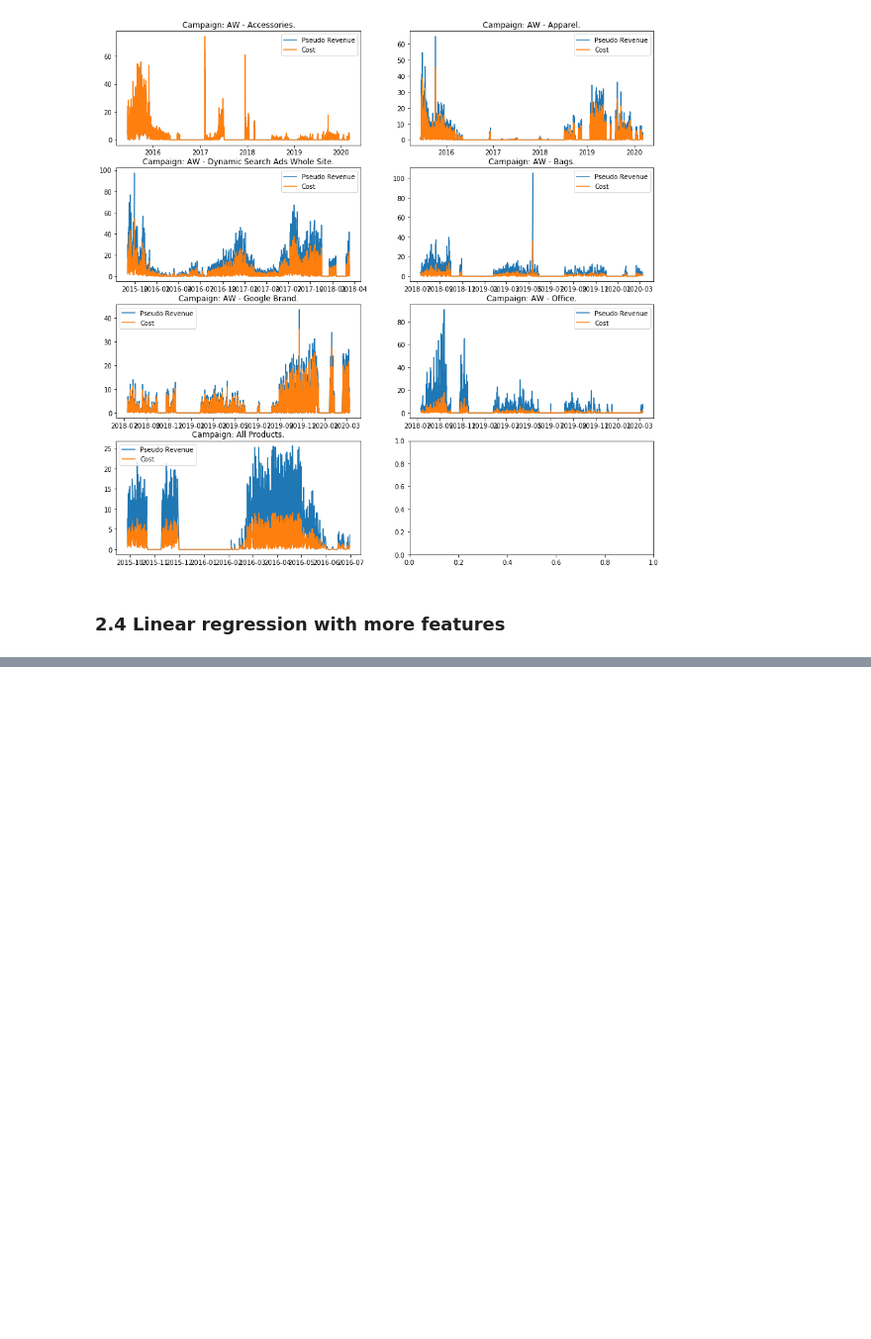
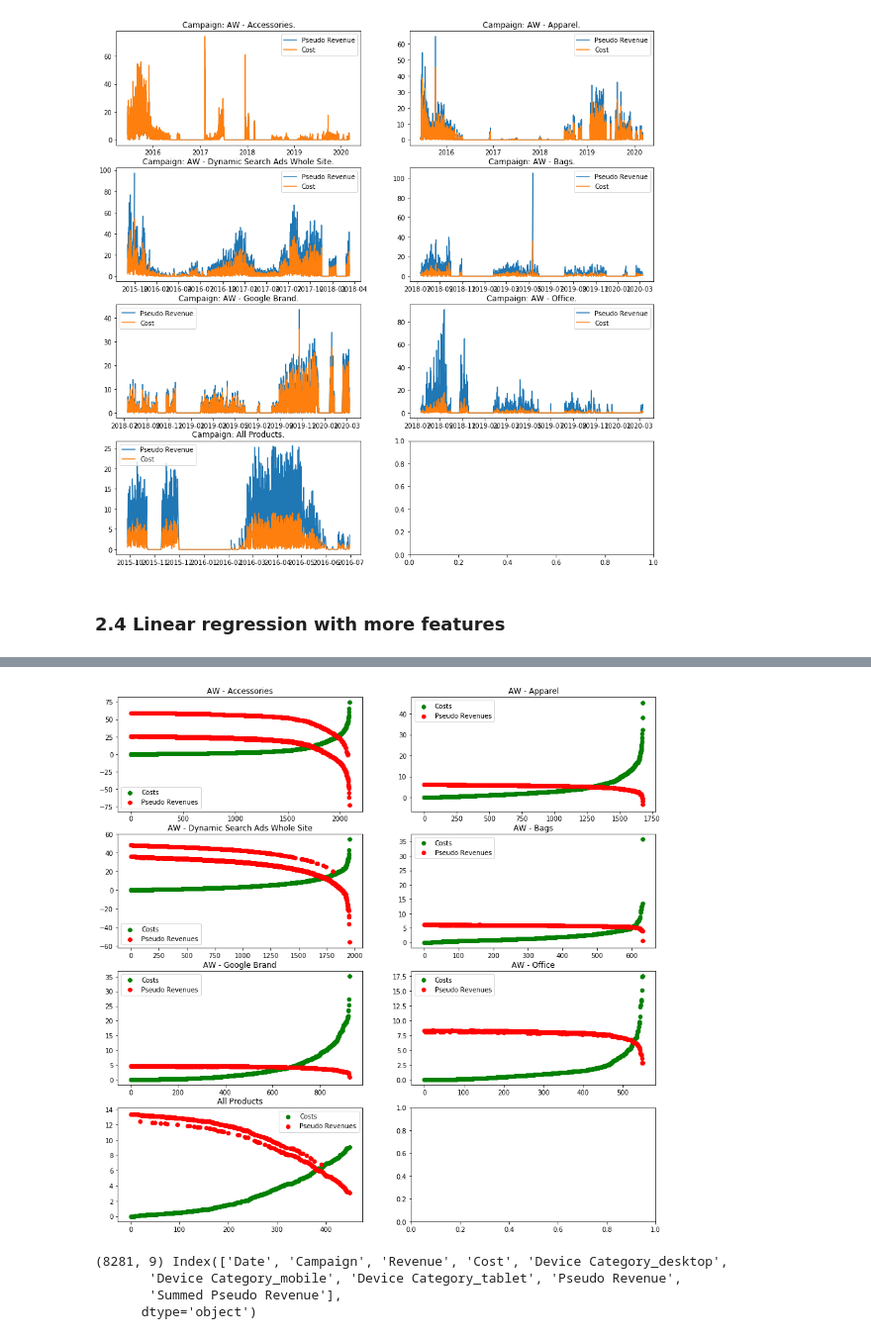
Before and after one commit to Morphl-AI/Ecommerce-Marketing-Spend-Optimization, a Jupyter notebook: Notebooks/3. Budget allocation - pseudo-revenue - first-revenue assumption - baseline statistical model .ipynb, the cells around one changed output, grey strips where cells are left out. Shown at 99% size. Drawn from its saved outputs; the diff is of its cells as text; code cells hidden in the pictures; blank space fills up the shorter version.

```diff
--- a/Notebooks/3. Budget allocation - pseudo-revenue - first-revenue assumption - baseline statistical model .ipynb
+++ b/Notebooks/3. Budget allocation - pseudo-revenue - first-revenue assumption - baseline statistical model .ipynb
@@ -666,0 +776,12 @@ plotFinalResults(LRFinalDf, LROverallError)
+# %%
+scatterRevenues(LRFinalDf)
+# %% [output]
+[figure, added]
+# %%
+LRFinalDf = getSummedPseudoRevenues(LRFinalDf, features=features)
+print(LRFinalDf.shape, LRFinalDf.columns)
+# %% [output]
+(8281, 9) Index(['Date', 'Campaign', 'Revenue', 'Cost', 'Device Category_desktop',
+       'Device Category_mobile', 'Device Category_tablet', 'Pseudo Revenue',
+       'Summed Pseudo Revenue'],
+      dtype='object')
```
Also changed, not shown: parts of 30 cells of this notebook, 1 other file.
